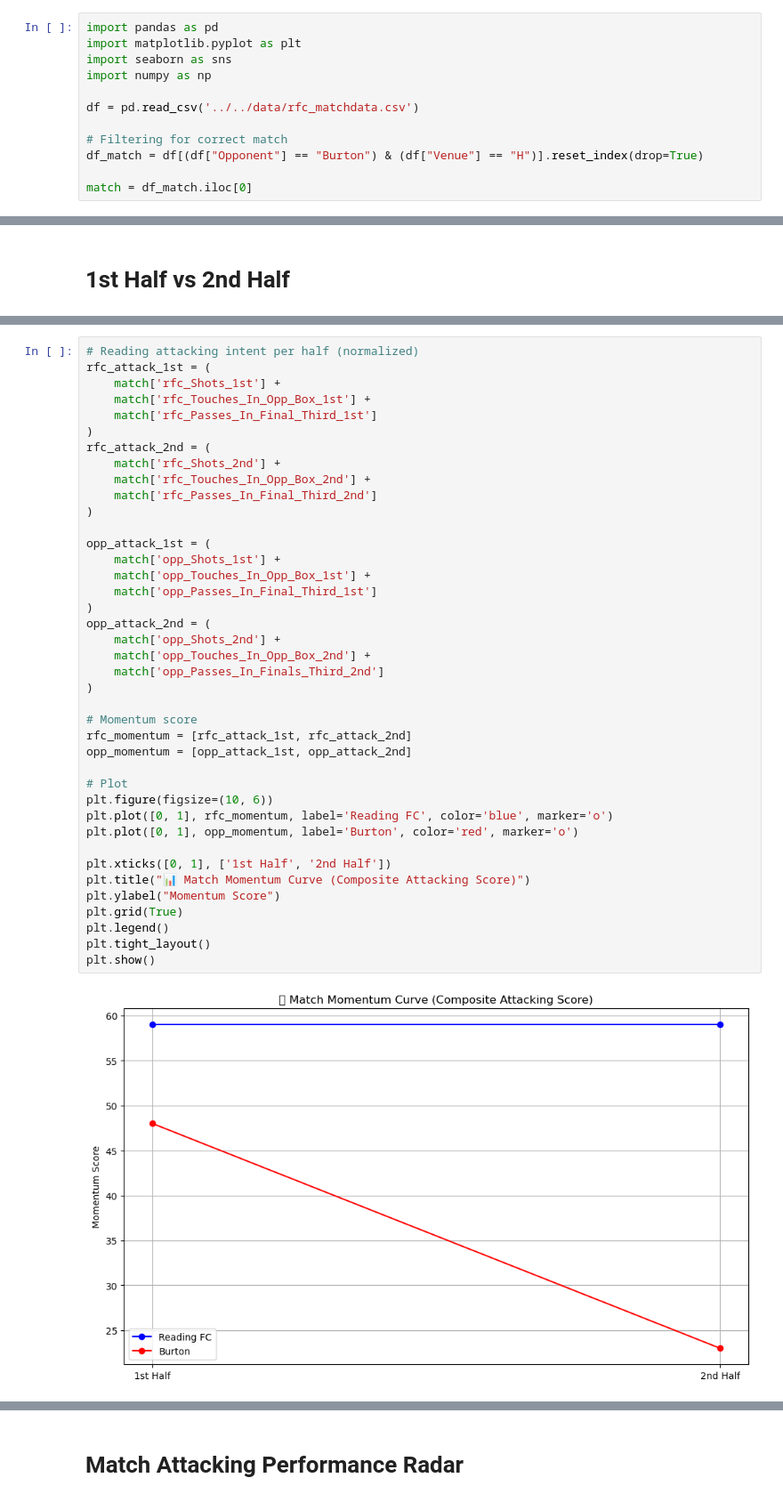
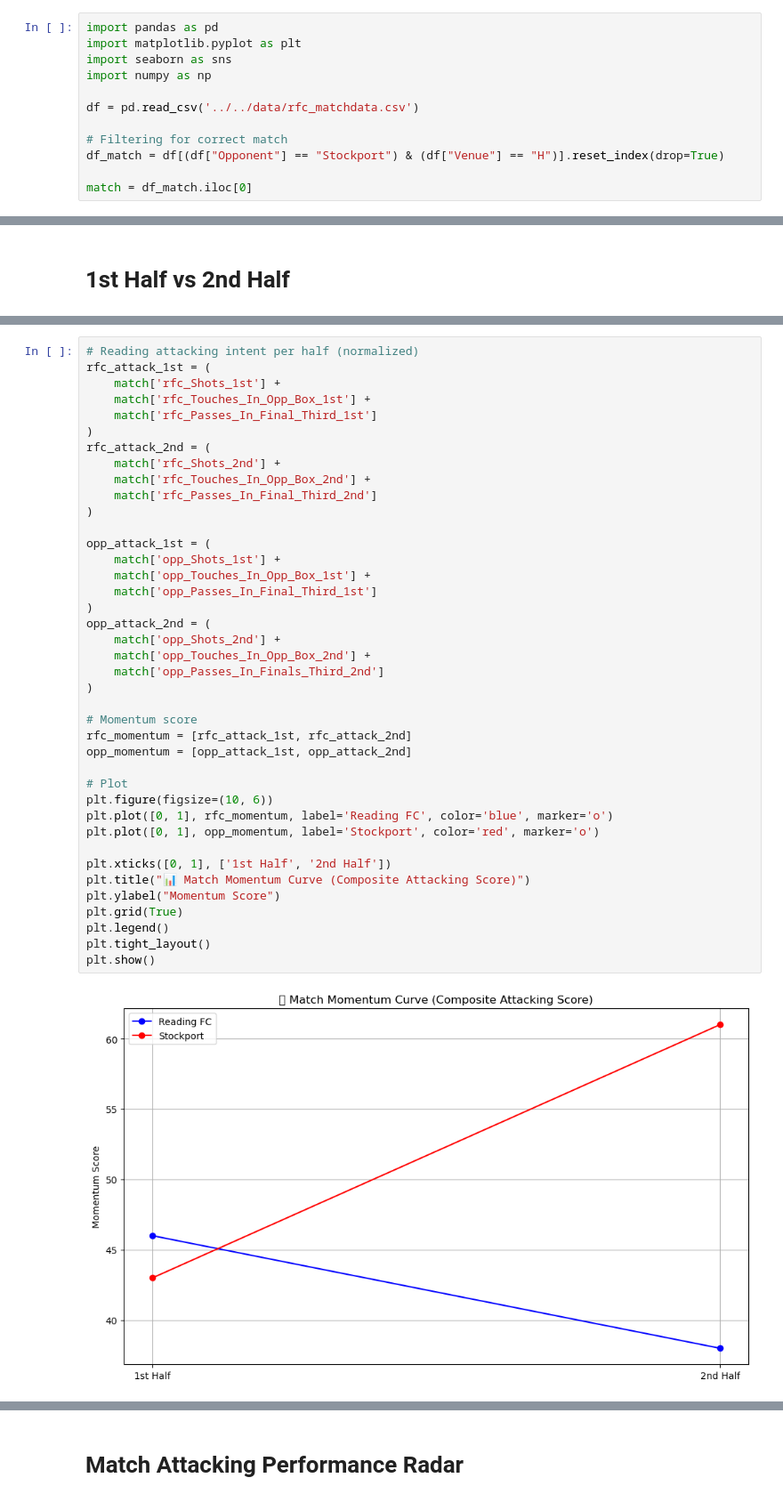
Before and after one commit to abryantgithub/Football_Analysis, a Jupyter notebook: notebooks/match-reports/Stockport-H.ipynb, the cells around one changed output, grey strips where cells are left out. Shown at 89% size. Saved outputs shown, nothing was run; the diff lists cells and outputs as text.

```diff
--- a/notebooks/match-reports/Stockport-H.ipynb
+++ b/notebooks/match-reports/Stockport-H.ipynb
@@ -22,7 +22,7 @@ import numpy as np
 df = pd.read_csv('../../data/rfc_matchdata.csv')
 
 # Filtering for correct match
-df_match = df[(df["Opponent"] == "Burton") & (df["Venue"] == "H")].reset_index(drop=True)
+df_match = df[(df["Opponent"] == "Stockport") & (df["Venue"] == "H")].reset_index(drop=True)
 
 match = df_match.iloc[0]
 # %% [markdown]
@@ -419,35 +460,35 @@ rfc_attack_2nd = (
     match['rfc_Passes_In_Final_Third_2nd']
 )
 
 opp_attack_1st = (
     match['opp_Shots_1st'] +
     match['opp_Touches_In_Opp_Box_1st'] +
     match['opp_Passes_In_Final_Third_1st']
 )
 opp_attack_2nd = (
     match['opp_Shots_2nd'] +
     match['opp_Touches_In_Opp_Box_2nd'] +
     match['opp_Passes_In_Finals_Third_2nd']
 )
 
 # Momentum score
 rfc_momentum = [rfc_attack_1st, rfc_attack_2nd]
 opp_momentum = [opp_attack_1st, opp_attack_2nd]
 
 # Plot
 plt.figure(figsize=(10, 6))
 plt.plot([0, 1], rfc_momentum, label='Reading FC', color='blue', marker='o')
-plt.plot([0, 1], opp_momentum, label='Burton', color='red', marker='o')
+plt.plot([0, 1], opp_momentum, label='Stockport', color='red', marker='o')
 
 plt.xticks([0, 1], ['1st Half', '2nd Half'])
 plt.title("📊 Match Momentum Curve (Composite Attacking Score)")
 plt.ylabel("Momentum Score")
 plt.grid(True)
 plt.legend()
 plt.tight_layout()
 plt.show()
 # %% [output]
-[figure, old version]
+[figure, new version]
 # %%
 touches_per_f3_pass = match['rfc_Touches_In_Opp_Box'] / match['rfc_Passes_In_Final_Third'] if match['rfc_Passes_In_Final_Third'] else 0
 print(f"Final Third Penetration & Threat by Reading FC: {touches_per_f3_pass:.2f}")
```
Also changed, not shown: parts of 34 cells of this notebook.
